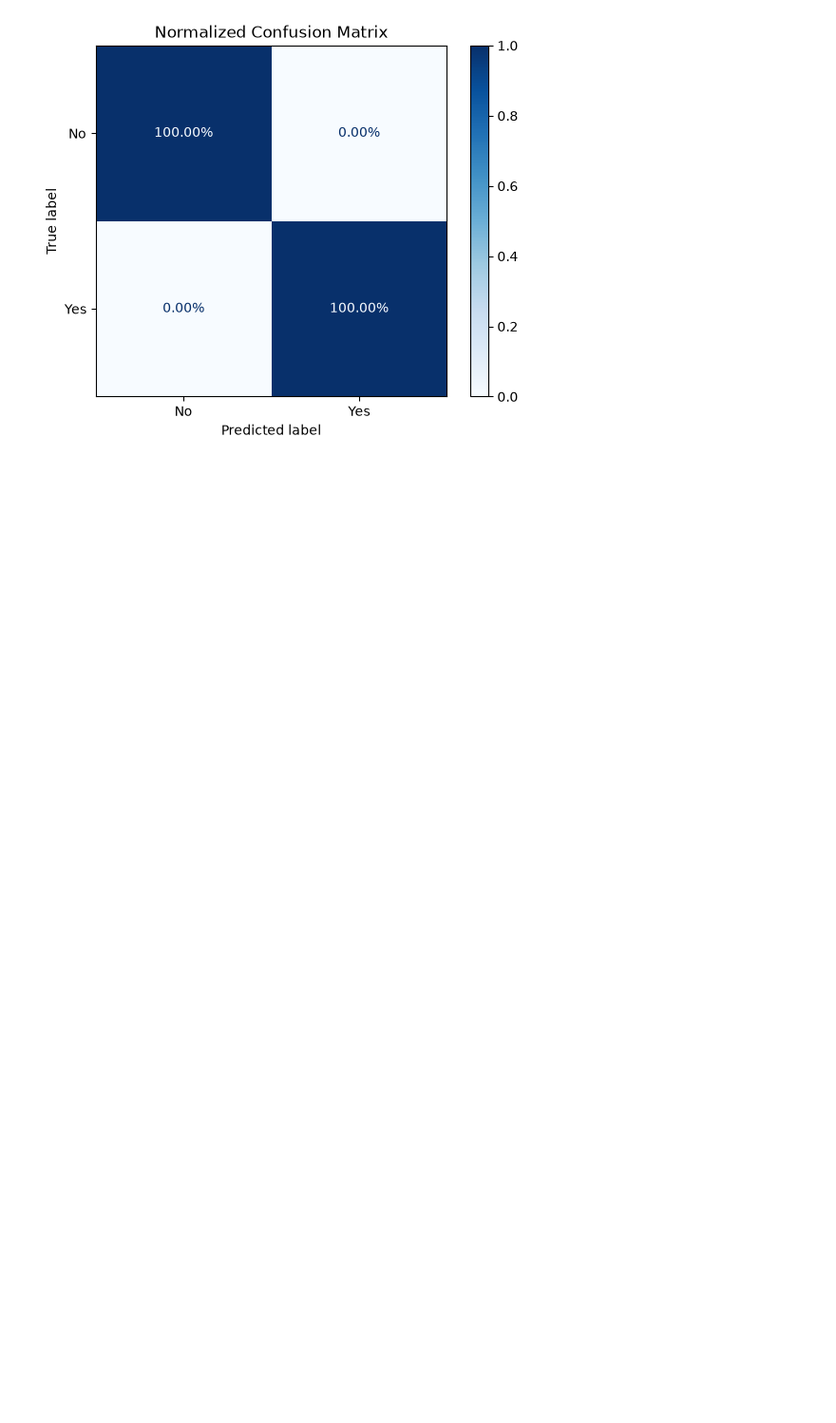
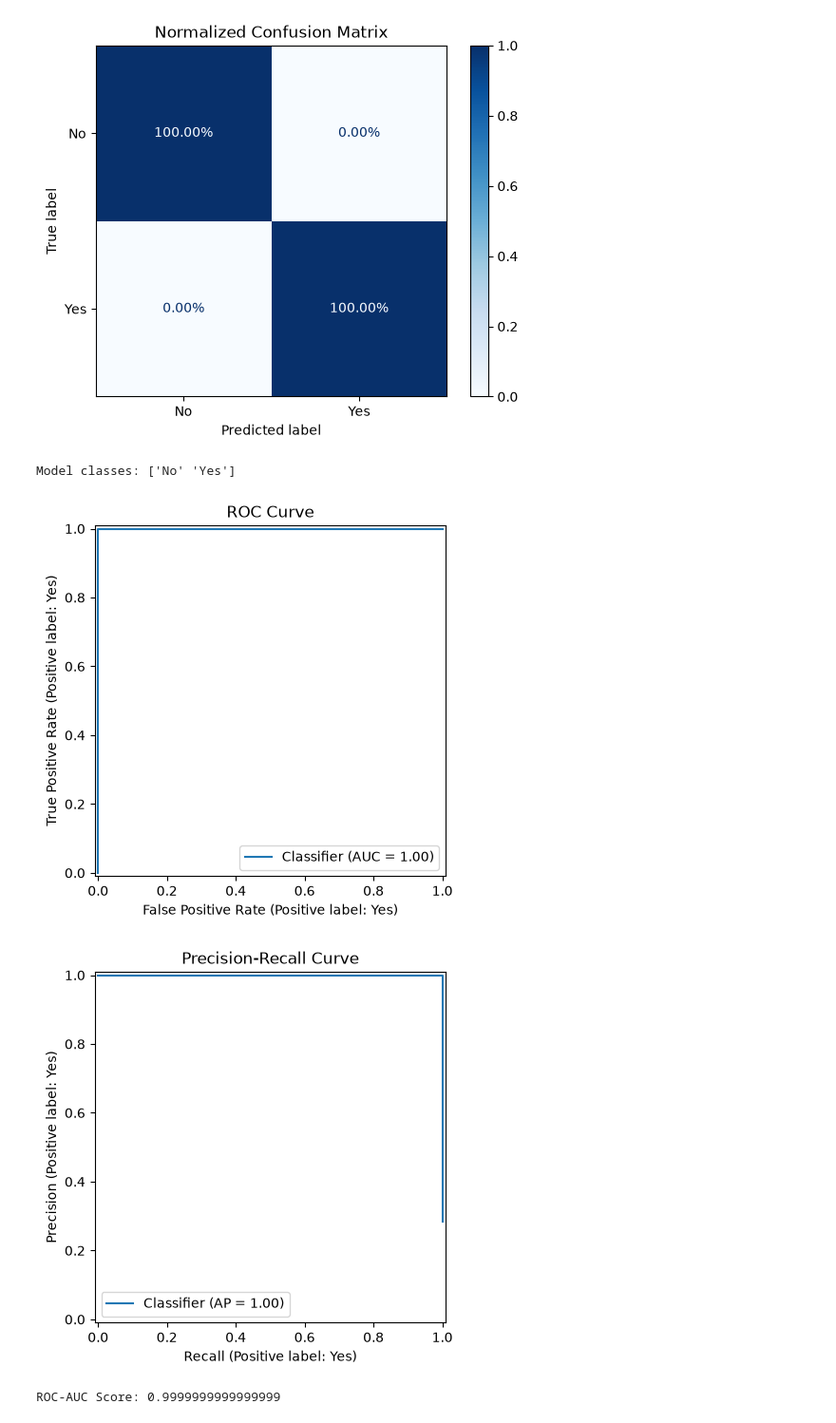
Before and after one commit to ABABUOTURI/customer-churn-prediction, a Jupyter notebook: notebooks/datacleaning.ipynb, the cells around one changed output. Shown at 95% size. Cells and saved outputs as stored; diff of their text form; code cells hidden in the pictures; blank space fills up the shorter version.

```diff
--- a/notebooks/datacleaning.ipynb
+++ b/notebooks/datacleaning.ipynb
@@ -252,3 +252,33 @@ plt.title('Normalized Confusion Matrix')                       # add title
 plt.show()                                                       # display the plot
 # %% [output]
 [figure]
+# %%
+# ROC and Precision-Recall curves
+
+from sklearn.metrics import RocCurveDisplay, PrecisionRecallDisplay, roc_auc_score  # import curve and AUC tools
+
+# Confirm which column in predict_proba corresponds to which class
+print("Model classes:", model.classes_)   # check the order sklearn assigned to classes, e.g. ['No' 'Yes']
+
+# Get the probability for the "Yes" (churn) class specifically, instead of assuming it's index 1
+churn_class_index = list(model.classes_).index('Yes')      # find the index of the 'Yes' class dynamically
+y_proba = model.predict_proba(X_test)[:, churn_class_index]  # get predicted probability of churn = 'Yes'
+
+# Plot ROC curve, explicitly telling sklearn which label is "positive"
+RocCurveDisplay.from_predictions(y_test, y_proba, pos_label='Yes')  # plot ROC curve with 'Yes' as the positive class
+plt.title('ROC Curve')                                               # add title
+plt.show()                                                            # display the plot
+
+# Plot Precision-Recall curve, same fix
+PrecisionRecallDisplay.from_predictions(y_test, y_proba, pos_label='Yes')  # plot precision-recall curve with 'Yes' as positive class
+plt.title('Precision-Recall Curve')                                         # add title
+plt.show()                                                                   # display the plot
+
+# Compute ROC-AUC, same fix
+roc_auc = roc_auc_score(y_test.map({'No': 0, 'Yes': 1}), y_proba)   # convert y_test to 0/1 so roc_auc_score works unambiguously
+print("ROC-AUC Score:", roc_auc)                                     # print the overall ROC-AUC score
+# %% [output]
+Model classes: ['No' 'Yes']
+[figure, added]
+[figure, added]
+ROC-AUC Score: 0.9999999999999999
```
Also changed, not shown: parts of 1 cell of this notebook.
